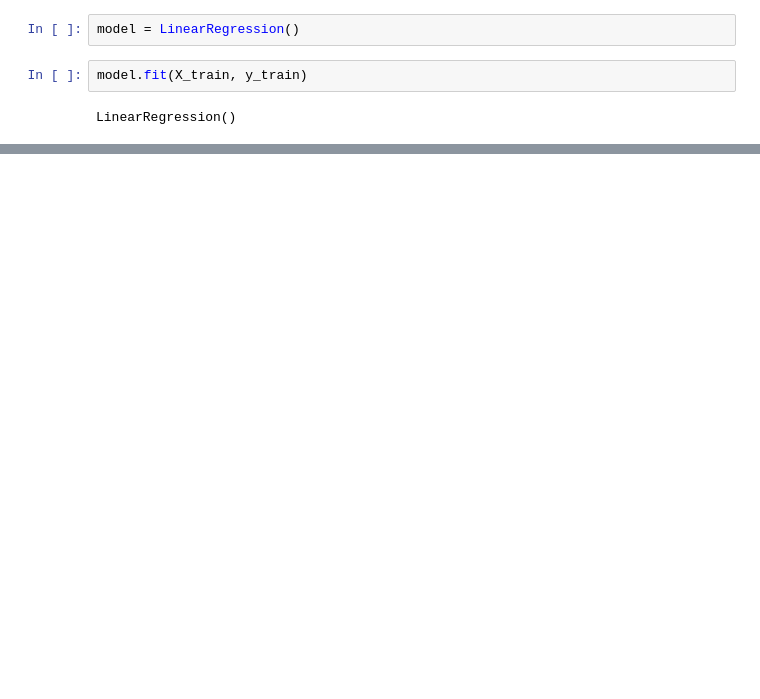
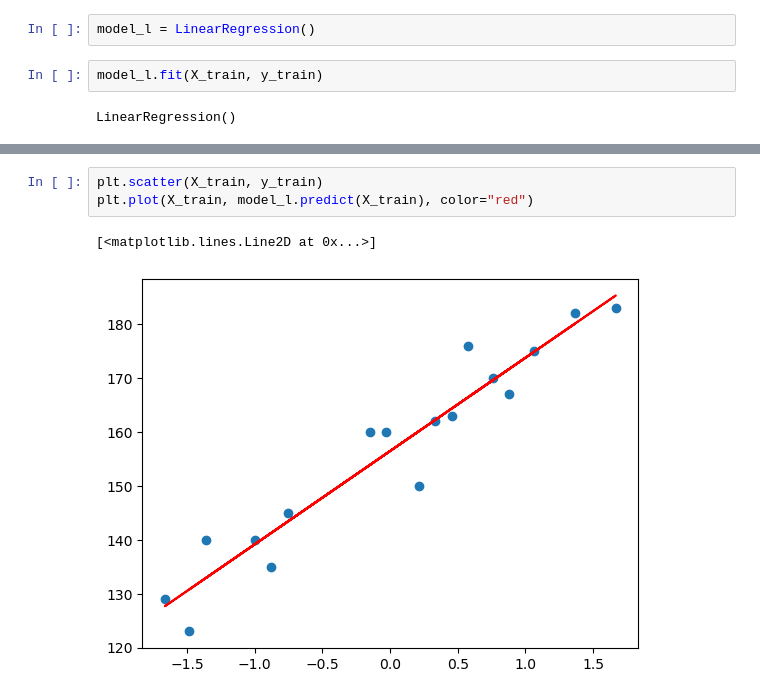
Before and after one commit to thasvithu/iNeuron-Full-Stack-Data-Science, a Jupyter notebook: 05 Machine Learning/Lecture 03 - Linear Regression/LinearRegression.ipynb, the cells around one changed output, grey strips where cells are left out. Saved outputs shown, nothing was run; the diff lists cells and outputs as text; blank space fills up the shorter version.

```diff
--- a/05 Machine Learning/Lecture 03 - Linear Regression/Untitled.ipynb
+++ b/05 Machine Learning/Lecture 03 - Linear Regression/LinearRegression.ipynb
@@ -103,9 +103,9 @@ array([[ 78.],
 #Apply Simple Linear Regression
 from sklearn.linear_model import LinearRegression
 # %%
-model = LinearRegression()
+model_l = LinearRegression()
 # %%
-model.fit(X_train, y_train)
+model_l.fit(X_train, y_train)
 # %% [output]
 LinearRegression()
 # %%
@@ -117,2 +117,8 @@ model.intercept_
 # %% [output]
 156.47058823529412
+# %%
+plt.scatter(X_train, y_train)
+plt.plot(X_train, model_l.predict(X_train), color="red")
+# %% [output]
+[<matplotlib.lines.Line2D at 0x...>]
+[figure, added]
```
Also changed, not shown: parts of 13 cells of this notebook, 8 other files.
